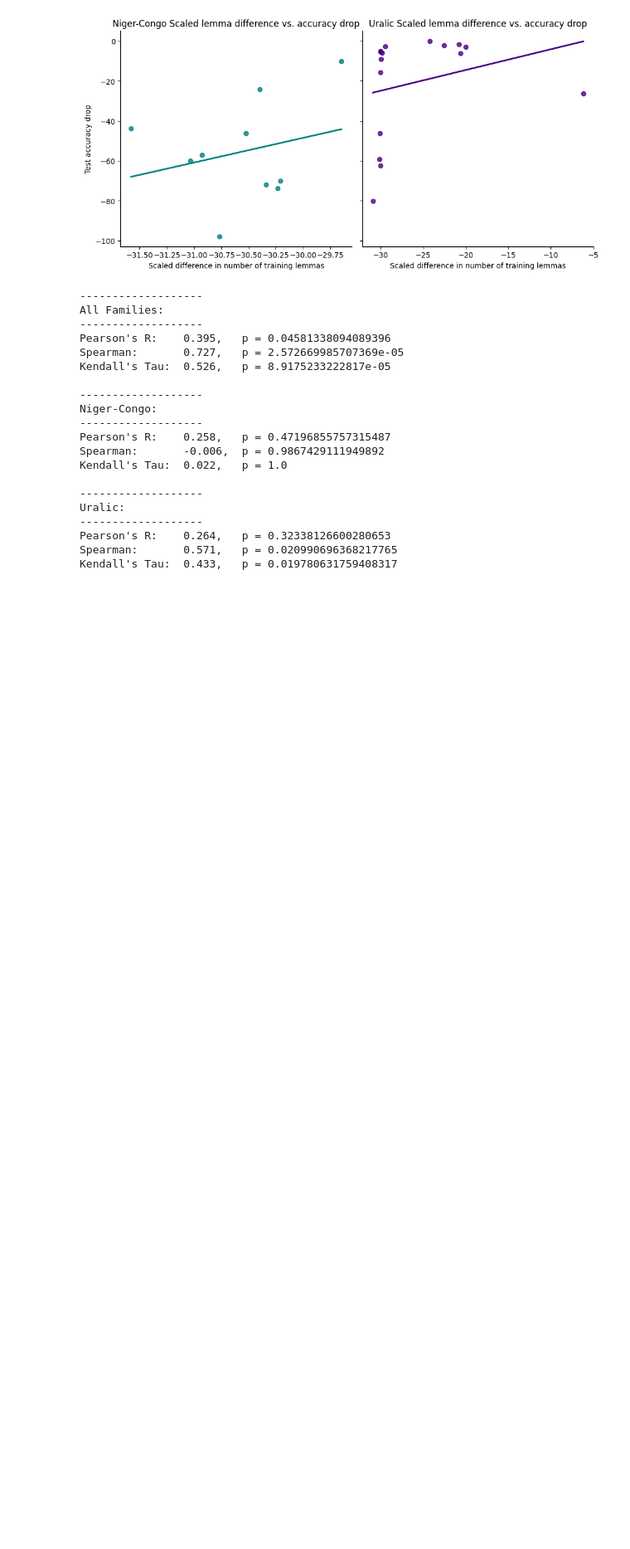
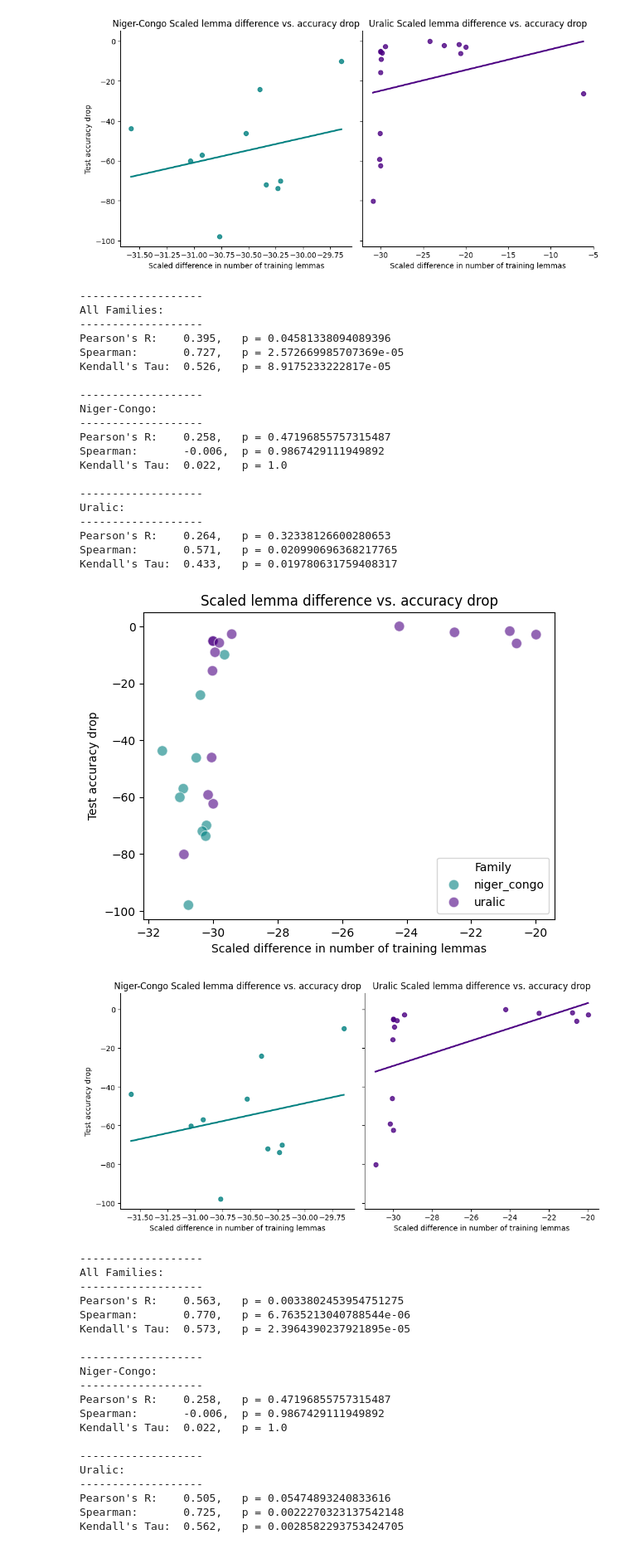
Before and after one commit to paynesa/qp2, a Jupyter notebook: code/initial_replication.ipynb, the cells around one changed output. Shown at 83% size. Cells and saved outputs as stored; diff of their text form; code cells hidden in the pictures; blank space fills up the shorter version.

```diff
--- a/code/initial_replication.ipynb
+++ b/code/initial_replication.ipynb
@@ -268,6 +336,38 @@ Uralic:
 Pearson's R:    0.264,   p = 0.32338126600280653
 Spearman:       0.571,   p = 0.020990696368217765
 Kendall's Tau:  0.433,   p = 0.019780631759408317
+# %%
+# Percent difference in training lemmas between SIGMORPHON and Goldman et al., excluding outlier
+run_plotting(replication.query("train_lemma_diff_scaled < -10"),
+             "train_lemma_diff_scaled",
+             "test_acc_drop",
+             xlabel="Scaled difference in number of training lemmas",
+             ylabel="Test accuracy drop",
+             title="Scaled lemma difference vs. accuracy drop"
+            )
+# %% [output]
+[figure, added]
+[figure, added]
+-------------------
+All Families:
+-------------------
+Pearson's R:    0.563,   p = 0.0033802453954751275
+Spearman:       0.770,   p = 6.7635213040788544e-06
+Kendall's Tau:  0.573,   p = 2.3964390237921895e-05
+
+-------------------
+Niger-Congo:
+-------------------
+Pearson's R:    0.258,   p = 0.47196855757315487
+Spearman:       -0.006,  p = 0.9867429111949892
+Kendall's Tau:  0.022,   p = 1.0
+
+-------------------
+Uralic:
+-------------------
+Pearson's R:    0.505,   p = 0.05474893240833616
+Spearman:       0.725,   p = 0.0022270323137542148
+Kendall's Tau:  0.562,   p = 0.0028582293753424705
 # %%
 # Is there a relationship between scaled difference and train size?
 run_plotting(replication,
```
Also changed, not shown: parts of 28 cells of this notebook.
